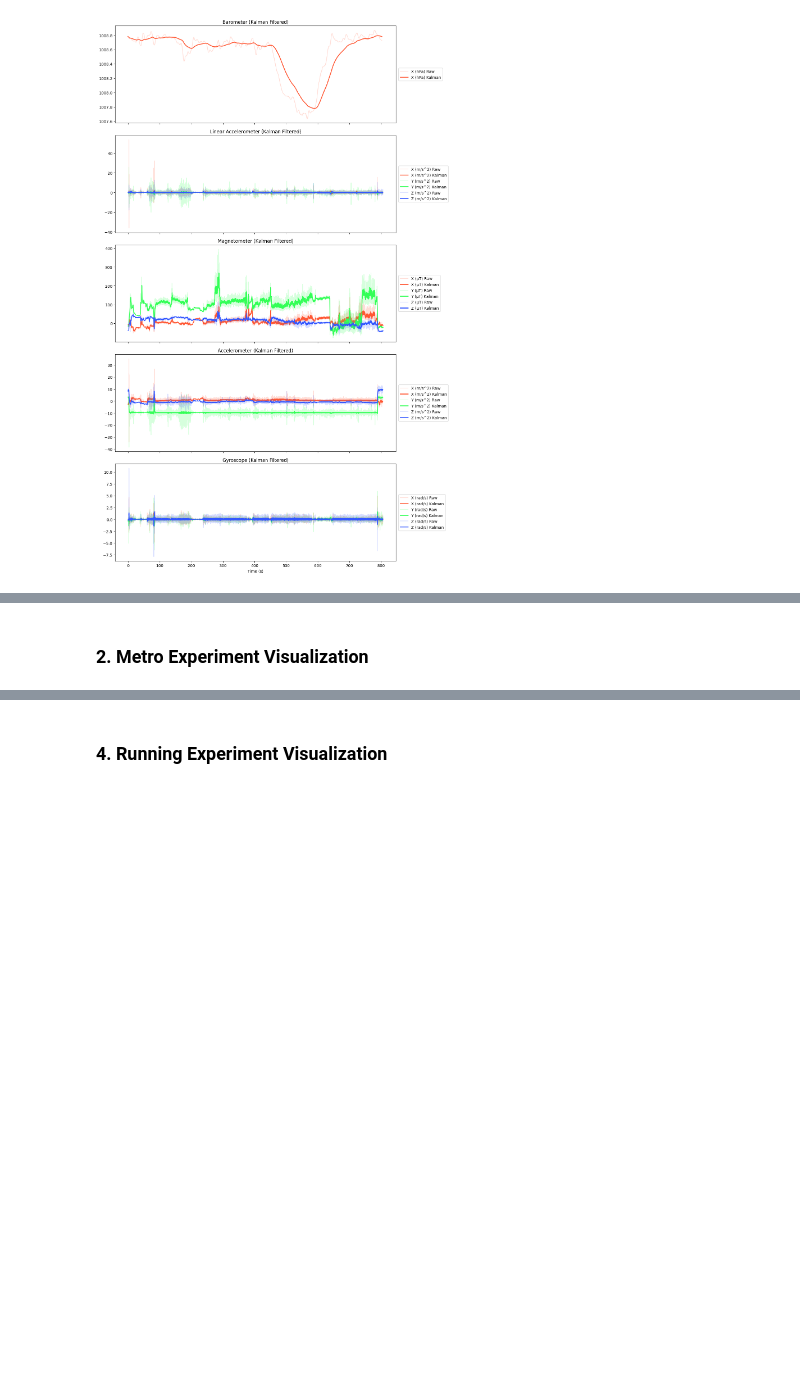
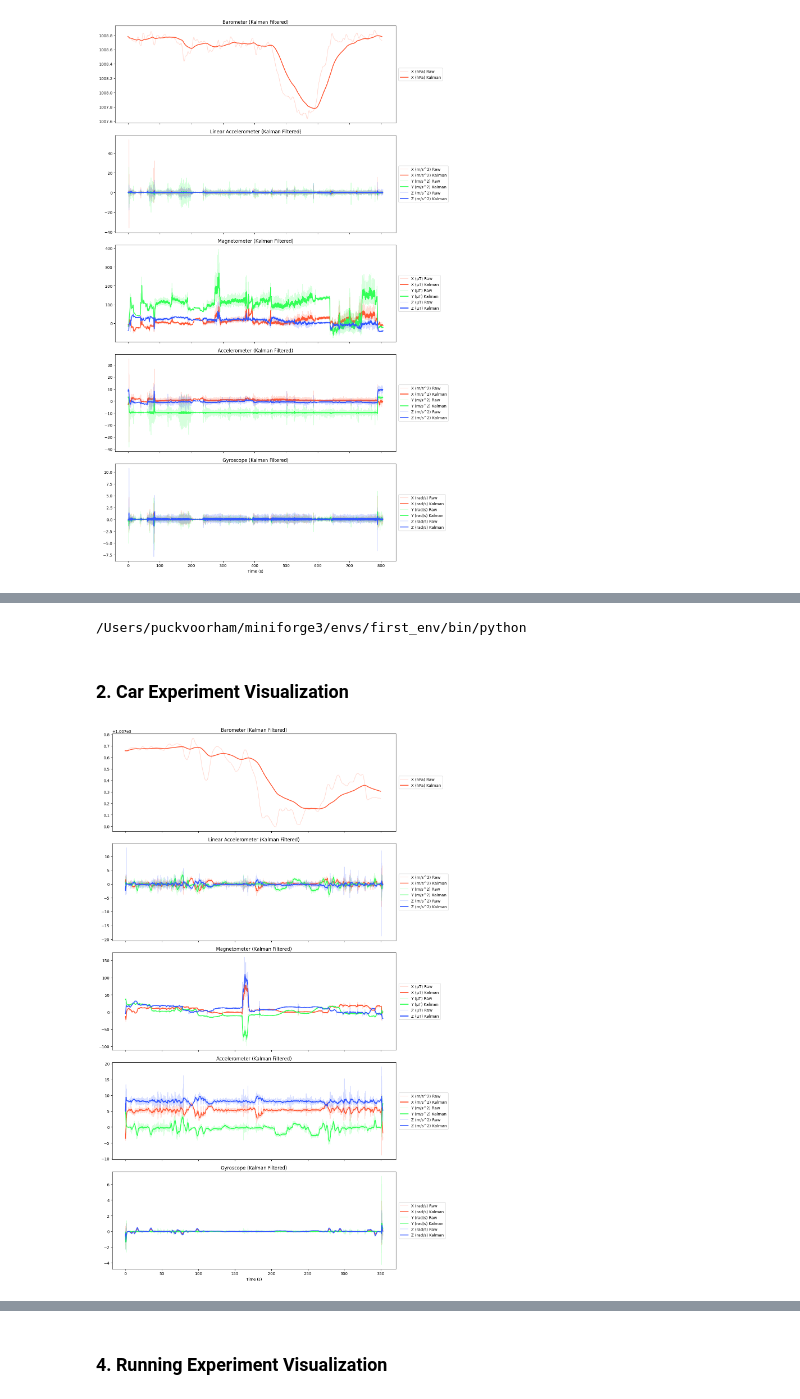
Before and after one commit to PuckVoorham/ML4QS-project, a Jupyter notebook: notebooks/apply_filters.ipynb, the cells around one changed output, grey strips where cells are left out. Saved outputs shown, nothing was run; the diff lists cells and outputs as text; code cells hidden in the pictures; blank space fills up the shorter version.

```diff
--- a/notebooks/apply_filters.ipynb
+++ b/notebooks/apply_filters.ipynb
@@ -207,3 +228,15 @@ plot_kalman_filtered(cycling_experiment)
+# %%
+import sys
+print(sys.executable)
+# %% [output]
+/Users/puckvoorham/miniforge3/envs/first_env/bin/python
 # %% [markdown]
-### 2. Metro Experiment Visualization
+### 2. Car Experiment Visualization
+# %%
+car_experiment = project_root / "data" / "experiment_auto_joris"
+car_experiment = create_sensor_dict(car_experiment)
+
+plot_kalman_filtered(car_experiment)
+# %% [output]
+[figure, added]
 # %% [markdown]
```
Also changed, not shown: parts of 9 cells of this notebook, 5 other files.
